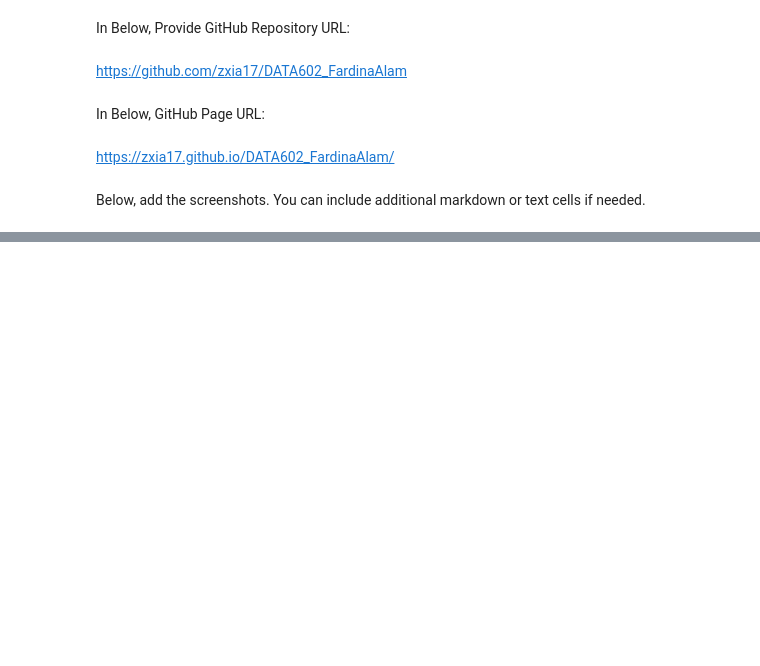
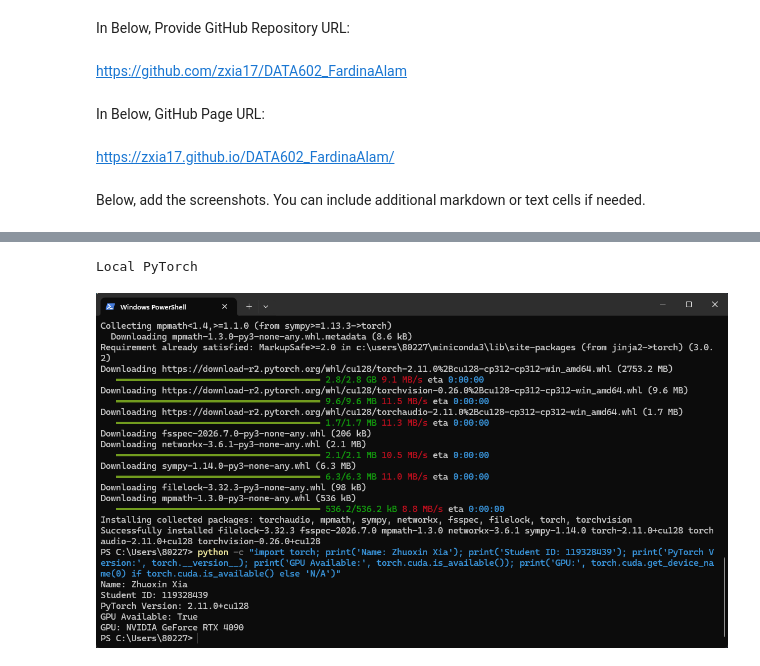
Before and after one commit to zxia17/DATA602_FardinaAlam, a Jupyter notebook: HW0/HW0 Assignment_DATA602_Xia.ipynb, the cells around one changed output, grey strips where cells are left out. Saved outputs shown, nothing was run; the diff lists cells and outputs as text; code cells hidden in the pictures; blank space fills up the shorter version.

```diff
--- a/HW0/HW0 Assignment_DATA602_Xia.ipynb
+++ b/HW0/HW0 Assignment_DATA602_Xia.ipynb
@@ -64,0 +67,6 @@ Below, add the screenshots. You can include additional markdown or text cells if
+# %%
+print("Local PyTorch")
+display(Image(filename="1a311865-2667-4057-83f7-fefd7196724c.png"))
+# %% [output]
+Local PyTorch
+[figure, added]
```
Also changed, not shown: parts of 7 cells of this notebook.
